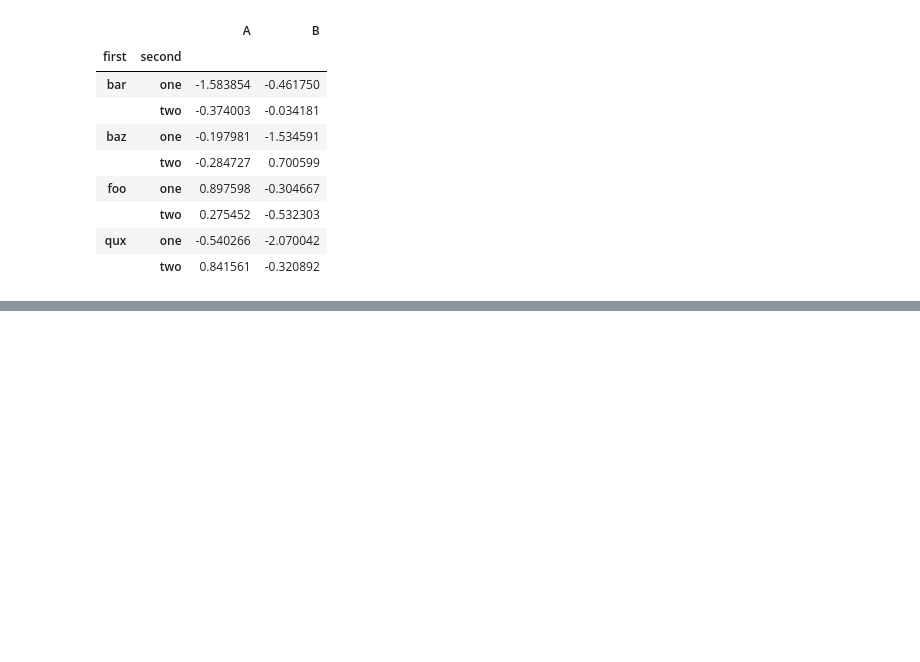
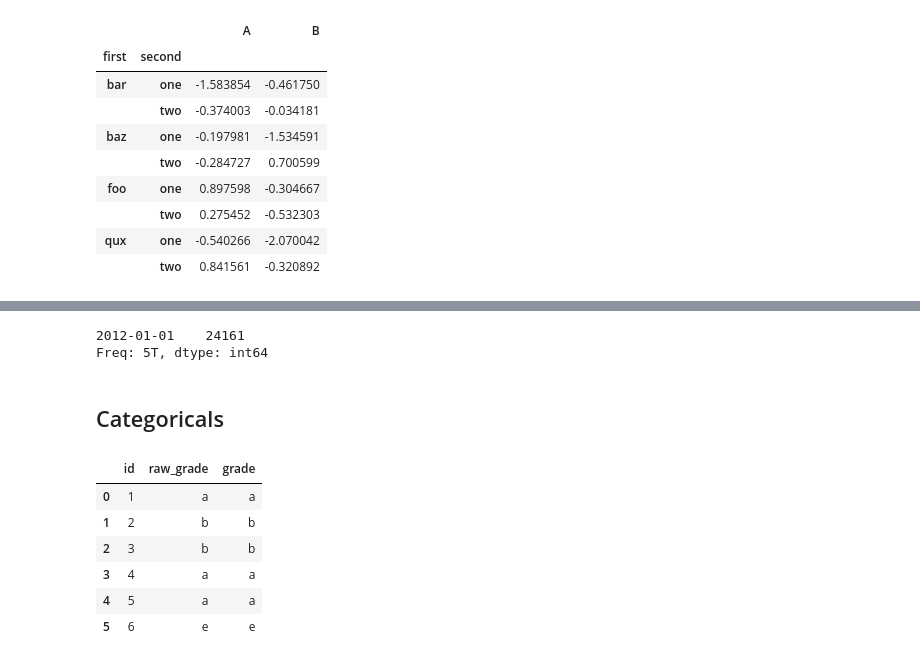
Before and after one commit to Leelddd/jnotes, a Jupyter notebook: pandas.ipynb, the cells around one changed output, grey strips where cells are left out. Cells and saved outputs as stored; diff of their text form; code cells hidden in the pictures; blank space fills up the shorter version.

```diff
--- a/pandas.ipynb
+++ b/pandas.ipynb
@@ -767,0 +887,5 @@ df
+# %%
+ts.resample('5Min').sum()
+# %% [output]
+2012-01-01    24161
+Freq: 5T, dtype: int64
@@ -767,0 +894,17 @@ df
+# %% [markdown]
+## Categoricals
+# %%
+df = pd.DataFrame({'id': [1,2,3,4,5,6],
+                   'raw_grade': ['a', 'b', 'b', 'a', 'a', 'e']})
+# %%
+df['grade'] = df['raw_grade'].astype('category')
+# %%
+df
+# %% [output]
+|  | id | raw_grade | grade |
+| 0 | 1 | a | a |
+| 1 | 2 | b | b |
+| 2 | 3 | b | b |
+| 3 | 4 | a | a |
+| 4 | 5 | a | a |
+| 5 | 6 | e | e |
```
Also changed, not shown: parts of 22 cells of this notebook, 1 other file.
